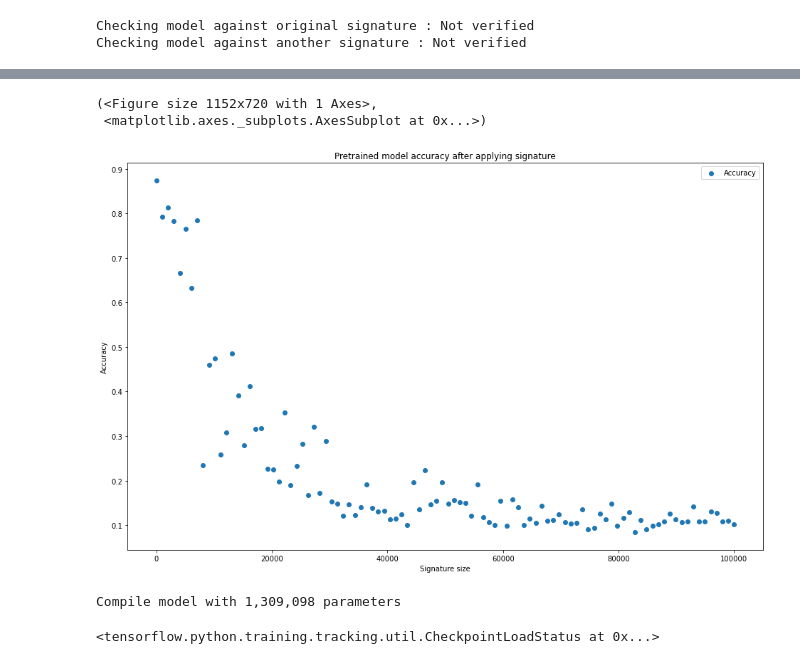
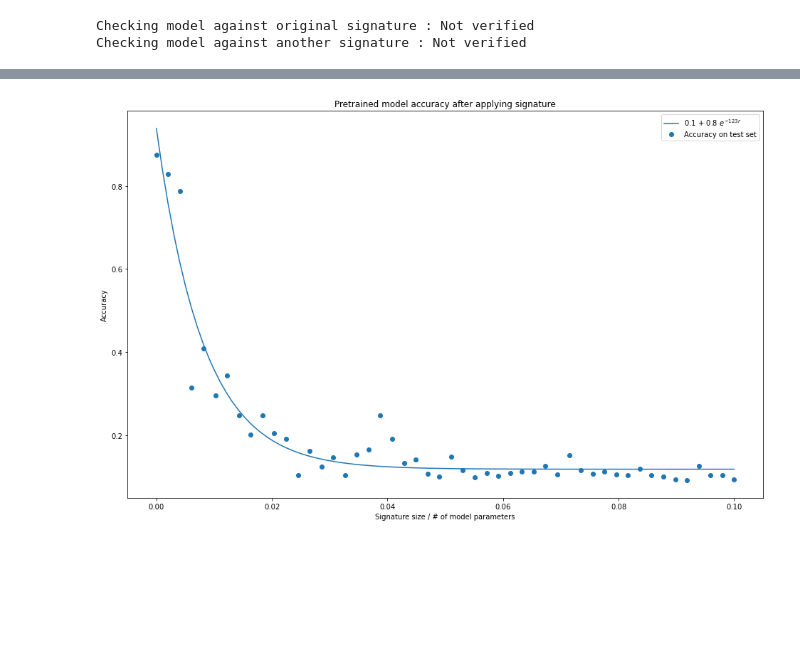
Before and after one commit to teobouvard/study, a Jupyter notebook: miniproject/dev.ipynb, the cells around one changed output, grey strips where cells are left out. Cells and saved outputs as stored; diff of their text form; code cells hidden in the pictures; blank space fills up the shorter version.

Commit message:
Benchmark performance hit on post training signature

```diff
--- a/miniproject/dev.ipynb
+++ b/miniproject/dev.ipynb
@@ -65,4 +66,13 @@ train_parameters = {
     'batch_size' : 100
 }
 
-#model.fit(x_train, y_train, **train_parameters)
+TRAINING = False
+SAVING = False
+MODEL_NAME = '50epochs_baseline'
+
+if TRAINING:
+    model.fit(x_train, y_train, **train_parameters)
+if SAVING:
+    model.save_weights(f'models/{MODEL_NAME}/model')
+    model.save_training_plot(f'img/{MODEL_NAME}.svg')
+    model.save_training_history(f'training_history/{MODEL_NAME}.csv')
@@ -125,6 +108,0 @@ def accuracy_vs_signature(metrics):
-# %%
-accuracy_vs_signature(metrics)
-# %% [output]
-(<Figure size 1152x720 with 1 Axes>,
- <matplotlib.axes._subplots.AxesSubplot at 0x...>)
-[figure, removed]
@@ -145,6 +109,30 @@ def get_layer_at_index(model, idx):
-# %%
-model = SimpleNet()
-model.load_weights(f'models/{MODEL_NAME}/model').expect_partial()
-# %% [output]
-Compile model with 1,309,098 parameters
-<tensorflow.python.training.tracking.util.CheckpointLoadStatus at 0x...>
+# %%
+from scipy.optimize import least_squares
+
+def decay(t, a, b, c):
+    return  a + b * np.exp(t * c)
+
+def fun(x, t, y):
+    return x[0] + x[1] * np.exp(x[2] * t) - y
+
+def fit_hit(data):
+    x = np.linspace(0, 0.1, 100, dtype='float64')
+    trn = np.array(data["model_ratio"])
+    tst = np.array(data["accuracy"])
+    x0 = np.array([1.0, 1.0, 0.0])
+    sol = least_squares(fun, x0, loss='soft_l1', args=(trn, tst)).x
+
+    fig, ax = plt.subplots()
+    ax.scatter(metrics["model_ratio"], metrics["accuracy"], label='Accuracy on test set')
+    ax.plot(x, decay(x, *sol), label=f'{sol[0]:.1} + {sol[1]:.1} $e^{{{sol[2]:.0f}r}}$')
+    ax.set(xlabel='Signature size / # of model parameters', ylabel='Accuracy', title="Pretrained model accuracy after applying signature")
+    ax.legend(loc="upper right")
+
+    return fig
+# %%
+metrics = signature_hit(f'models/{MODEL_NAME}/model')
+fig = fit_hit(metrics)
+pd.DataFrame(metrics).to_csv(f'signature_hit/{MODEL_NAME}.csv')
+fig.savefig(f'signature_hit/{MODEL_NAME}.svg')
+# %% [output]
+[figure, added]
```
Also changed, not shown: parts of 8 cells of this notebook, 4 other files.
